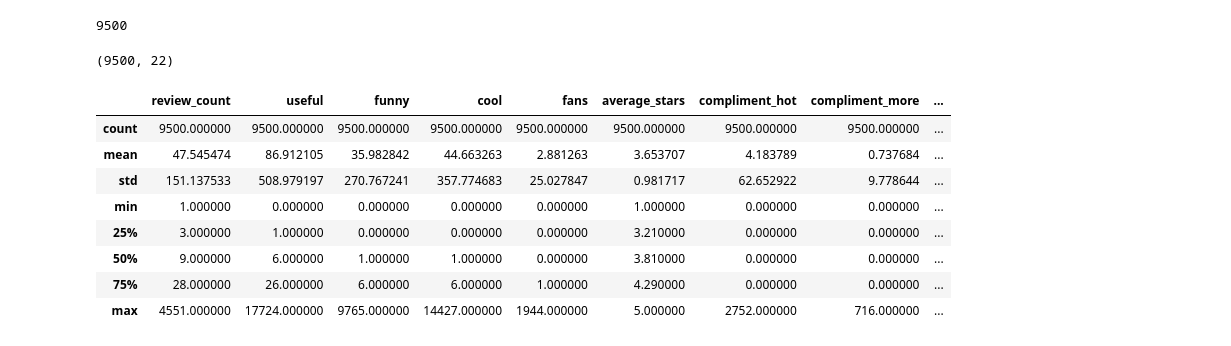
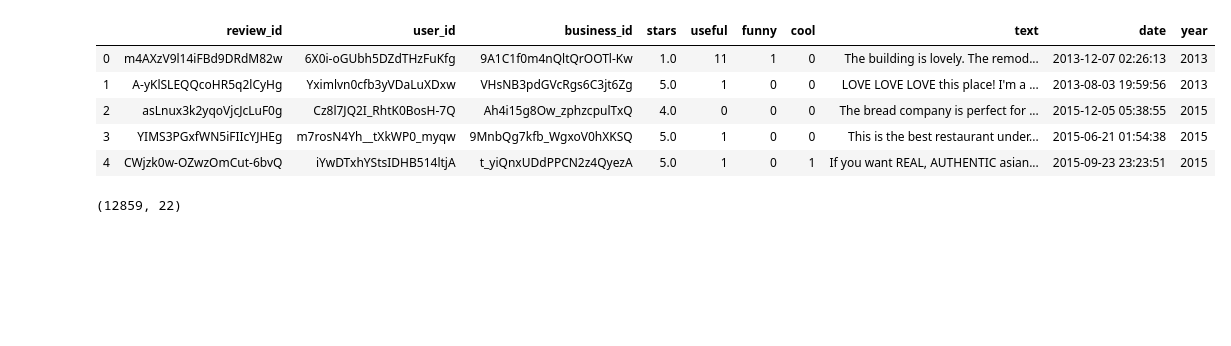
Before and after one commit to rnair7163/Restaurant-Recommendation-System-using-Yelp-Dataset, a Jupyter notebook: EDA/User-DC.ipynb, the cells around one changed output. Saved outputs shown, nothing was run; the diff lists cells and outputs as text; code cells hidden in the pictures; blank space fills up the shorter version.

```diff
--- a/EDA/User-DC.ipynb
+++ b/EDA/User-DC.ipynb
@@ -36,23 +4,20 @@ reviews.head()
-# %%
-user_ids = reviews.user_id.unique()
-user_ids = np.array(user_ids)
-len(user_ids)
-# %% [output]
-9500
-# %%
-users = users[users['user_id'].isin(user_ids)]
-users.shape
-# %% [output]
-(9500, 22)
-# %%
-users.describe()
-# %% [output]
-|  | review_count | useful | funny | cool | fans | average_stars | compliment_hot | compliment_more | ... |
-| count | 9500.000000 | 9500.000000 | 9500.000000 | 9500.000000 | 9500.000000 | 9500.000000 | 9500.000000 | 9500.000000 | ... |
-| mean | 47.545474 | 86.912105 | 35.982842 | 44.663263 | 2.881263 | 3.653707 | 4.183789 | 0.737684 | ... |
-| std | 151.137533 | 508.979197 | 270.767241 | 357.774683 | 25.027847 | 0.981717 | 62.652922 | 9.778644 | ... |
-| min | 1.000000 | 0.000000 | 0.000000 | 0.000000 | 0.000000 | 1.000000 | 0.000000 | 0.000000 | ... |
-| 25% | 3.000000 | 1.000000 | 0.000000 | 0.000000 | 0.000000 | 3.210000 | 0.000000 | 0.000000 | ... |
-| 50% | 9.000000 | 6.000000 | 1.000000 | 1.000000 | 0.000000 | 3.810000 | 0.000000 | 0.000000 | ... |
-| 75% | 28.000000 | 26.000000 | 6.000000 | 6.000000 | 1.000000 | 4.290000 | 0.000000 | 0.000000 | ... |
-| max | 4551.000000 | 17724.000000 | 9765.000000 | 14427.000000 | 1944.000000 | 5.000000 | 2752.000000 | 716.000000 | ... |
+# %%
+data_user = pd.read_csv('D:/yelp/users.csv',index_col = 0)
+data_user.head()
+data_review = pd.read_csv('D:/yelp/IL_review.csv',index_col = 0)
+data_review.head()
+# %% [output]
+|  | review_id | user_id | business_id | stars | useful | funny | cool | text | date | year |
+| 0 | m4AXzV9l14iFBd9DRdM82w | 6X0i-oGUbh5DZdTHzFuKfg | 9A1C1f0m4nQltQrOOTl-Kw | 1.0 | 11 | 1 | 0 | The building is lovely. The remod... | 2013-12-07 02:26:13 | 2013 |
+| 1 | A-yKlSLEQQcoHR5q2lCyHg | Yximlvn0cfb3yVDaLuXDxw | VHsNB3pdGVcRgs6C3jt6Zg | 5.0 | 1 | 0 | 0 | LOVE LOVE LOVE this place! I'm a ... | 2013-08-03 19:59:56 | 2013 |
+| 2 | asLnux3k2yqoVjcJcLuF0g | Cz8l7JQ2I_RhtK0BosH-7Q | Ah4i15g8Ow_zphzcpulTxQ | 4.0 | 0 | 0 | 0 | The bread company is perfect for ... | 2015-12-05 05:38:55 | 2015 |
+| 3 | YIMS3PGxfWN5iFIIcYJHEg | m7rosN4Yh__tXkWP0_myqw | 9MnbQg7kfb_WgxoV0hXKSQ | 5.0 | 1 | 0 | 0 | This is the best restaurant under... | 2015-06-21 01:54:38 | 2015 |
+| 4 | CWjzk0w-OZwzOmCut-6bvQ | iYwDTxhYStsIDHB514ltjA | t_yiQnxUDdPPCN2z4QyezA | 5.0 | 1 | 0 | 1 | If you want REAL, AUTHENTIC asian... | 2015-09-23 23:23:51 | 2015 |
+# %%
+#filter the users from Illinois
+unique_IL_users = data_review.user_id.unique()
+user_idx = [i for i in range(data_user.shape[0]) if data_user.user_id[i] in unique_IL_users]
+user_df = data_user.iloc[user_idx,:]
+user_df.shape
+# %% [output]
+(12859, 22)
```
Also changed, not shown: parts of 15 cells of this notebook, 2 other files.
